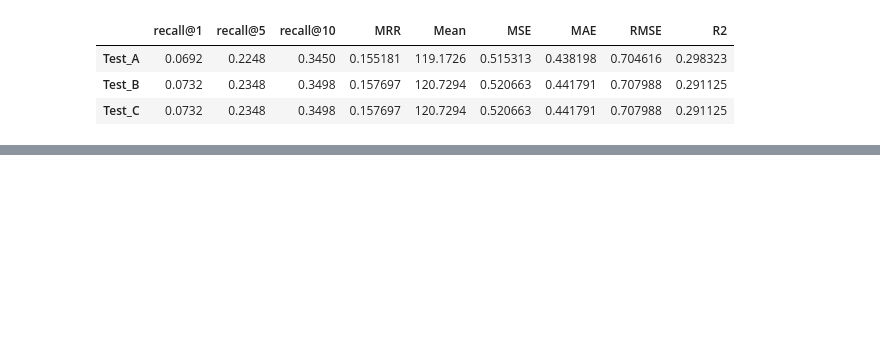
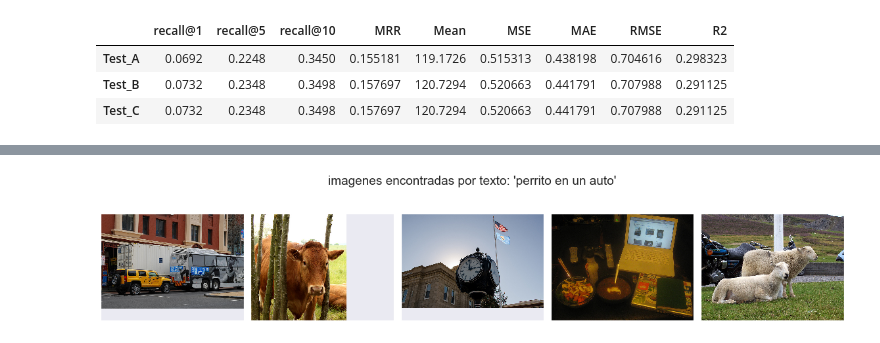
Before and after one commit to frmunozz/ImageSearch, a Jupyter notebook: EntregaFinal.ipynb, the cells around one changed output, grey strips where cells are left out. Saved outputs shown, nothing was run; the diff lists cells and outputs as text; code cells hidden in the pictures; blank space fills up the shorter version.

```diff
--- a/EntregaFinal.ipynb
+++ b/EntregaFinal.ipynb
@@ -477,0 +507,4 @@ tabla
+# %%
+_ = search_image("perrito en un auto", image_names, search_reg, search_vectorizer, tree, n=5)
+# %% [output]
+[figure, added]
```
Also changed, not shown: parts of 17 cells of this notebook, 1 other file.
